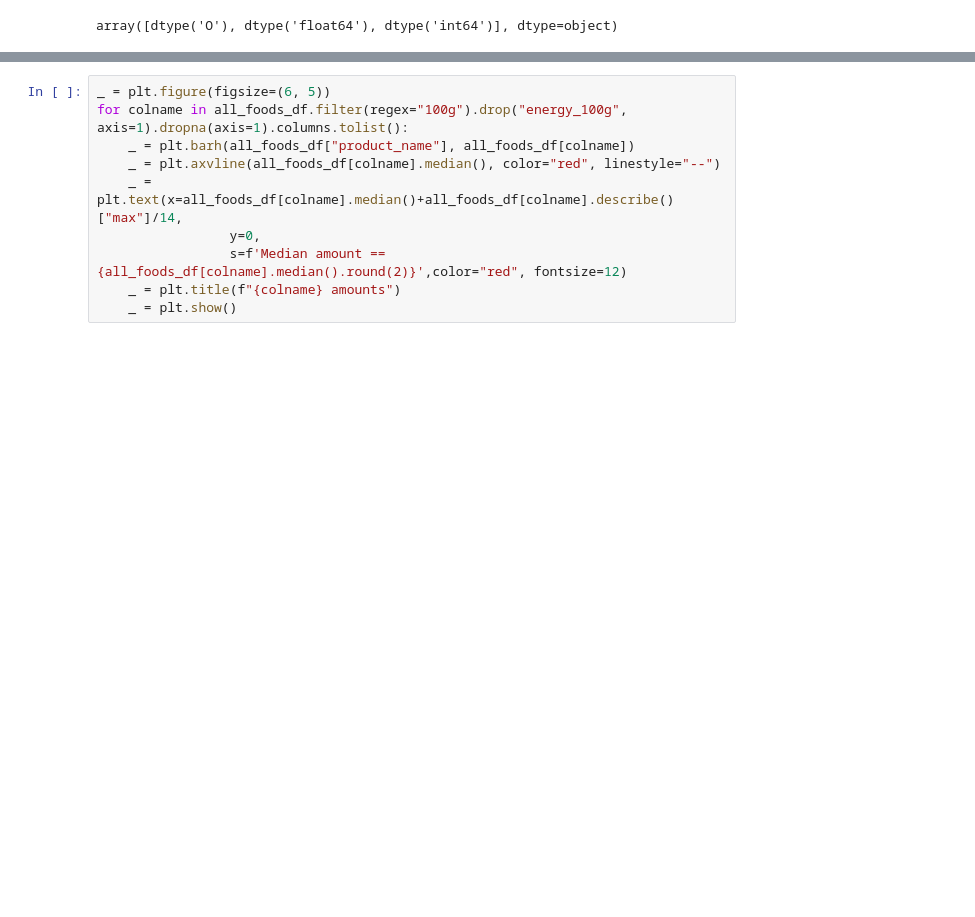
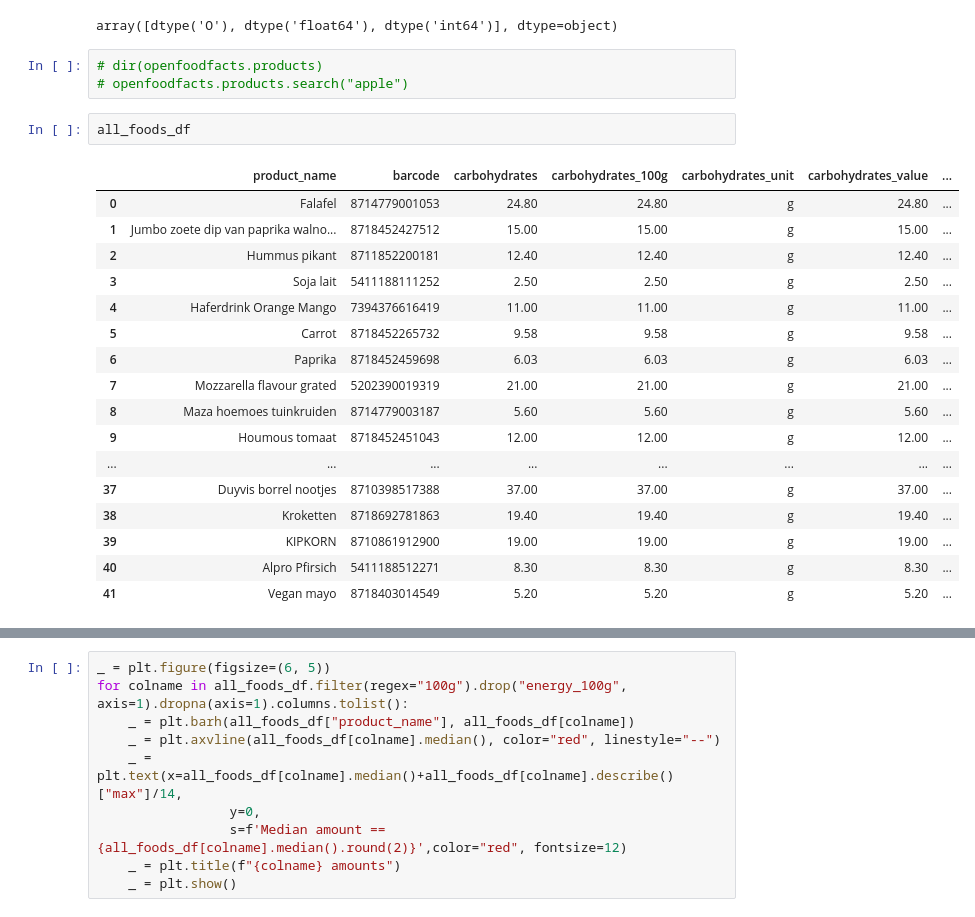
Before and after one commit to jameshtwose/jms_tracker, a Jupyter notebook: DS_stuff/Nut_info_OFF.ipynb, the cells around one changed output, grey strips where cells are left out. Cells and saved outputs as stored; diff of their text form; blank space fills up the shorter version.

```diff
--- a/DS_stuff/Nut_info_OFF.ipynb
+++ b/DS_stuff/Nut_info_OFF.ipynb
@@ -75,5 +75,28 @@ all_foods_df.filter(regex="100g").drop("energy_100g", axis=1).head(1)
 all_foods_df.dtypes.unique()
 # %% [output]
 array([dtype('O'), dtype('float64'), dtype('int64')], dtype=object)
+# %%
+# dir(openfoodfacts.products)
+# openfoodfacts.products.search("apple")
+# %%
+all_foods_df
+# %% [output]
+|  | product_name | barcode | carbohydrates | carbohydrates_100g | carbohydrates_unit | carbohydrates_value | ... |
+| 0 | Falafel | 8714779001053 | 24.80 | 24.80 | g | 24.80 | ... |
+| 1 | Jumbo zoete dip van paprika walno... | 8718452427512 | 15.00 | 15.00 | g | 15.00 | ... |
+| 2 | Hummus pikant | 8711852200181 | 12.40 | 12.40 | g | 12.40 | ... |
+| 3 | Soja lait | 5411188111252 | 2.50 | 2.50 | g | 2.50 | ... |
+| 4 | Haferdrink Orange Mango | 7394376616419 | 11.00 | 11.00 | g | 11.00 | ... |
+| 5 | Carrot | 8718452265732 | 9.58 | 9.58 | g | 9.58 | ... |
+| 6 | Paprika | 8718452459698 | 6.03 | 6.03 | g | 6.03 | ... |
+| 7 | Mozzarella flavour grated | 5202390019319 | 21.00 | 21.00 | g | 21.00 | ... |
+| 8 | Maza hoemoes tuinkruiden | 8714779003187 | 5.60 | 5.60 | g | 5.60 | ... |
+| 9 | Houmous tomaat | 8718452451043 | 12.00 | 12.00 | g | 12.00 | ... |
+| ... | ... | ... | ... | ... | ... | ... | ... |
+| 37 | Duyvis borrel nootjes | 8710398517388 | 37.00 | 37.00 | g | 37.00 | ... |
+| 38 | Kroketten | 8718692781863 | 19.40 | 19.40 | g | 19.40 | ... |
+| 39 | KIPKORN | 8710861912900 | 19.00 | 19.00 | g | 19.00 | ... |
+| 40 | Alpro Pfirsich | 5411188512271 | 8.30 | 8.30 | g | 8.30 | ... |
+| 41 | Vegan mayo | 8718403014549 | 5.20 | 5.20 | g | 5.20 | ... |
 # %%
 stop!
```
Also changed, not shown: parts of 2 cells of this notebook, 16 other files.
